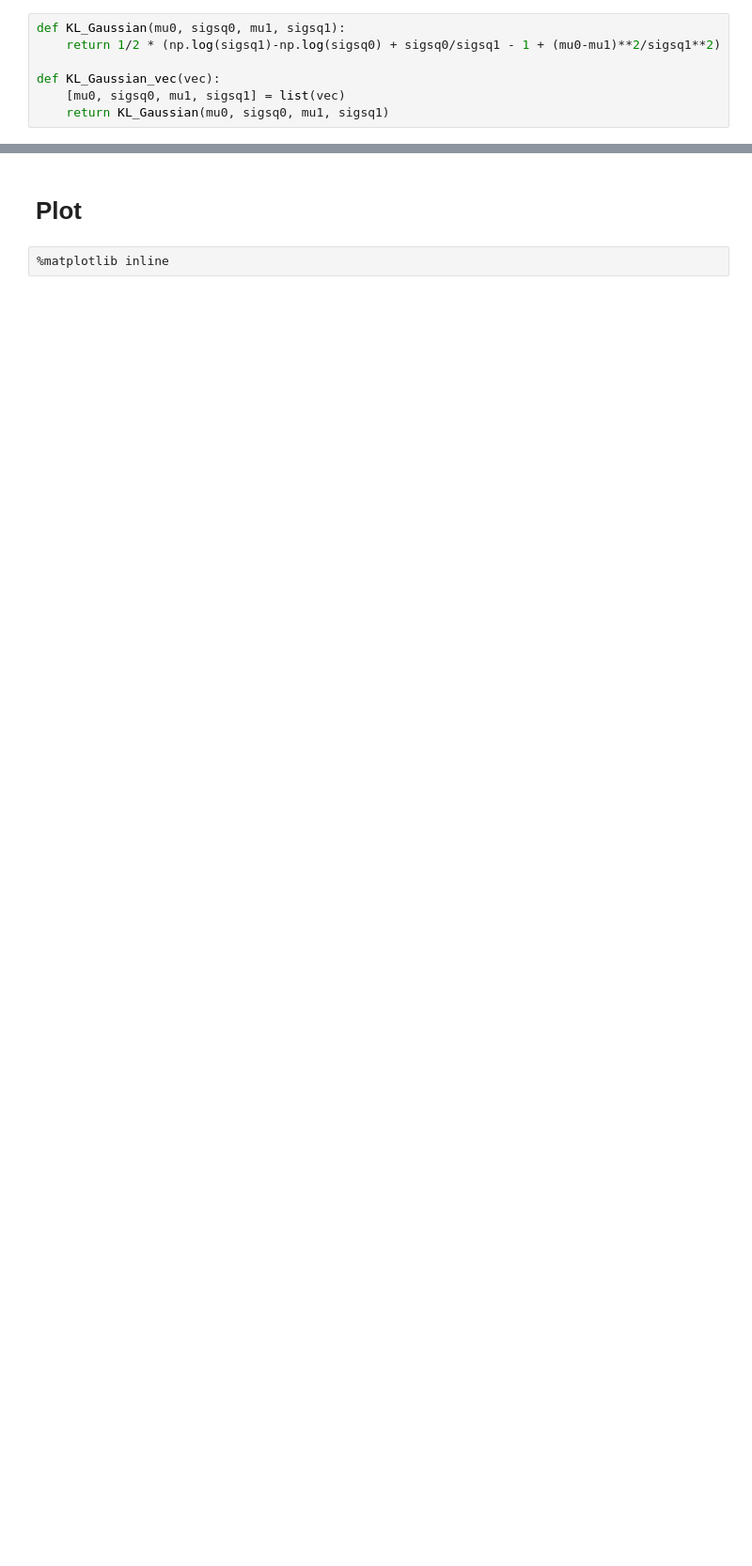
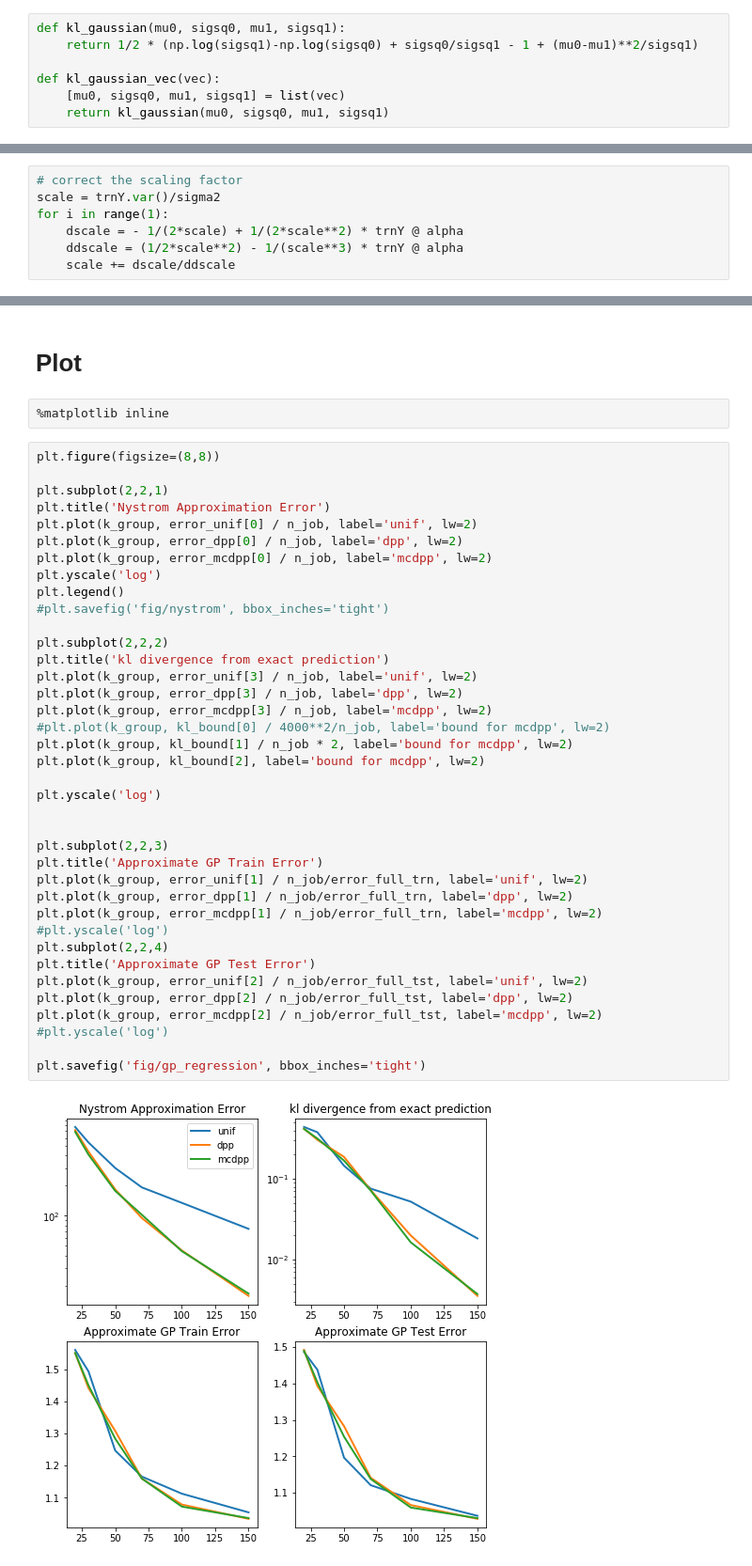
Before and after one commit to kstoneriv3/dpp, a Jupyter notebook: dev/demo_GP_regression.ipynb, the cells around one changed output, grey strips where cells are left out. Shown at 94% size. Saved outputs shown, nothing was run; the diff lists cells and outputs as text; blank space fills up the shorter version.

```diff
--- a/dev/demo_GP_regression.ipynb
+++ b/dev/demo_GP_regression.ipynb
@@ -40,9 +40,9 @@ def KL_multi_Gaussian(mu0, S0, mu1, S1):
 
     return 1/2 * (tr + quad - k + logdet)
 # %%
-def KL_Gaussian(mu0, sigsq0, mu1, sigsq1):
-    return 1/2 * (np.log(sigsq1)-np.log(sigsq0) + sigsq0/sigsq1 - 1 + (mu0-mu1)**2/sigsq1**2)
+def kl_gaussian(mu0, sigsq0, mu1, sigsq1):
+    return 1/2 * (np.log(sigsq1)-np.log(sigsq0) + sigsq0/sigsq1 - 1 + (mu0-mu1)**2/sigsq1)
 
-def KL_Gaussian_vec(vec):
+def kl_gaussian_vec(vec):
     [mu0, sigsq0, mu1, sigsq1] = list(vec)
-    return KL_Gaussian(mu0, sigsq0, mu1, sigsq1)
+    return kl_gaussian(mu0, sigsq0, mu1, sigsq1)
@@ -56,3 +60,10 @@ Y_hat_full = L[:,:nTrn]@ alpha
 Var_Y_hat_full = L - L[:,:nTrn] @ inv_mat @ L[:nTrn,:] + sigma2 * np.identity(L.shape[0])
 error_full_trn = norm(Y_hat_full[:nTrn] - trnY)
 error_full_tst = norm(Y_hat_full[nTrn:] - tstY)
+# %%
+# correct the scaling factor
+scale = trnY.var()/sigma2
+for i in range(1):
+    dscale = - 1/(2*scale) + 1/(2*scale**2) * trnY @ alpha
+    ddscale = (1/2*scale**2) - 1/(scale**3) * trnY @ alpha
+    scale += dscale/ddscale
@@ -147,3 +169,43 @@ for run_id in range(10):
 # Plot
 # %%
 %matplotlib inline
+# %%
+plt.figure(figsize=(8,8))
+
+plt.subplot(2,2,1)
+plt.title('Nystrom Approximation Error')
+plt.plot(k_group, error_unif[0] / n_job, label='unif', lw=2)
+plt.plot(k_group, error_dpp[0] / n_job, label='dpp', lw=2)
+plt.plot(k_group, error_mcdpp[0] / n_job, label='mcdpp', lw=2)
+plt.yscale('log')
+plt.legend()
+#plt.savefig('fig/nystrom', bbox_inches='tight')
+
+plt.subplot(2,2,2)
+plt.title('kl divergence from exact prediction')
+plt.plot(k_group, error_unif[3] / n_job, label='unif', lw=2)
+plt.plot(k_group, error_dpp[3] / n_job, label='dpp', lw=2)
+plt.plot(k_group, error_mcdpp[3] / n_job, label='mcdpp', lw=2)
+#plt.plot(k_group, kl_bound[0] / 4000**2/n_job, label='bound for mcdpp', lw=2)
+plt.plot(k_group, kl_bound[1] / n_job * 2, label='bound for mcdpp', lw=2)
+plt.plot(k_group, kl_bound[2], label='bound for mcdpp', lw=2)
+
+plt.yscale('log')
+
+
+plt.subplot(2,2,3)
+plt.title('Approximate GP Train Error')
+plt.plot(k_group, error_unif[1] / n_job/error_full_trn, label='unif', lw=2)
+plt.plot(k_group, error_dpp[1] / n_job/error_full_trn, label='dpp', lw=2)
+plt.plot(k_group, error_mcdpp[1] / n_job/error_full_trn, label='mcdpp', lw=2)
+#plt.yscale('log')
+plt.subplot(2,2,4)
+plt.title('Approximate GP Test Error')
+plt.plot(k_group, error_unif[2] / n_job/error_full_tst, label='unif', lw=2)
+plt.plot(k_group, error_dpp[2] / n_job/error_full_tst, label='dpp', lw=2)
+plt.plot(k_group, error_mcdpp[2] / n_job/error_full_tst, label='mcdpp', lw=2)
+#plt.yscale('log')
+
+plt.savefig('fig/gp_regression', bbox_inches='tight')
+# %% [output]
+[figure, added]
```
Also changed, not shown: parts of 19 cells of this notebook, 6 other files.
